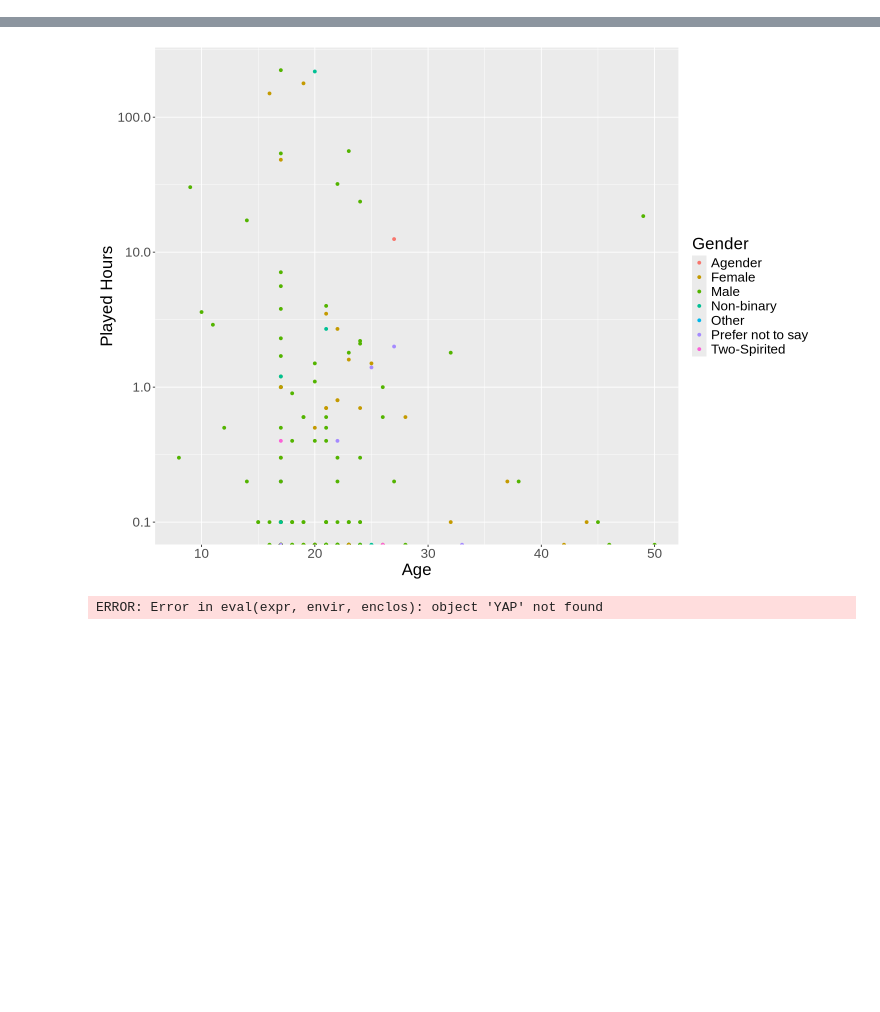
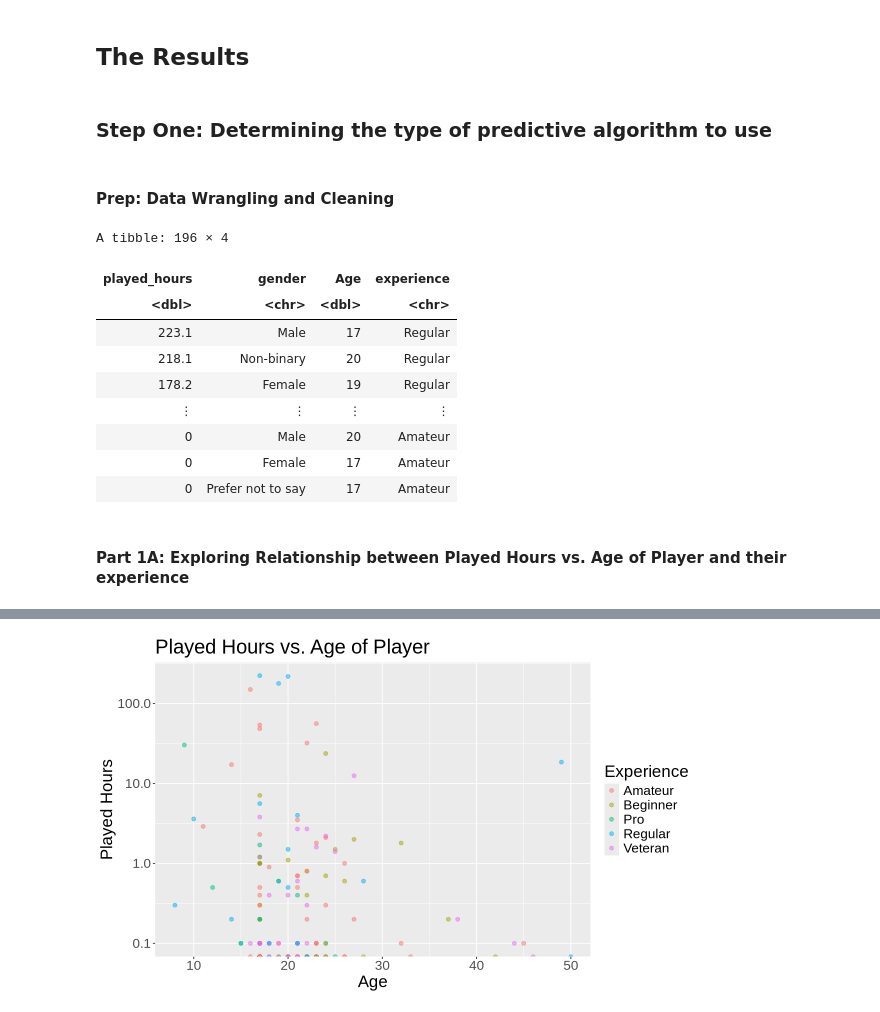
Before and after one commit to aesmccn/dsci100_project2, a Jupyter notebook: project_main.ipynb, the cells around one changed output, grey strips where cells are left out. Saved outputs shown, nothing was run; the diff lists cells and outputs as text; code cells hidden in the pictures; blank space fills up the shorter version.

Commit message:
Added Familiarization, Introduction
missing data analysis, discussion and conclusion, references

```diff
--- a/project_main.ipynb
+++ b/project_main.ipynb
@@ -39,10 +98,36 @@ A spec_tbl_df: 196 × 7
+# %% [markdown]
+## The Results
+# %% [markdown]
+### Step One: Determining the type of predictive algorithm to use
+# %% [markdown]
+#### Prep: Data Wrangling and Cleaning
+# %%
+players_wrangled <- players |>
+    select(played_hours, gender, Age, experience)|>
+    arrange(desc(played_hours))
+players_wrangled
+
+players_wrangled <- players_wrangled |>
+        mutate(experience = as_factor(experience))
+# %% [output]
+A tibble: 196 × 4
+| played_hours | gender | Age | experience |
+| <dbl> | <chr> | <dbl> | <chr> |
+| 223.1 | Male | 17 | Regular |
+| 218.1 | Non-binary | 20 | Regular |
+| 178.2 | Female | 19 | Regular |
+| ⋮ | ⋮ | ⋮ | ⋮ |
+| 0 | Male | 20 | Amateur |
+| 0 | Female | 17 | Amateur |
+| 0 | Prefer not to say | 17 | Amateur |
+# %% [markdown]
+#### Part 1A: Exploring Relationship between Played Hours vs. Age of Player and their experience
 # %%
-age_plot <- players|>
-    ggplot(aes(x = Age, y = played_hours, color= gender)) +
-        geom_point() +
-        scale_y_log10()+
-      labs(x = "Age", y= "Played Hours", color = "Gender") +
+age_plot <- players_wrangled|>
+    ggplot(aes(x = Age, y = played_hours, color = experience)) +
+        geom_point(alpha = 0.5, size = 2) + scale_y_log10(labels=comma)+
+      labs(x = "Age", y= "Played Hours", color = "Experience", title = "Played Hours vs. Age of Player") +
         theme(text = element_text(size=20))
-            options(repr.plot.width = 12, repr.plot.height = 9)
+            options(repr.plot.width = 10, repr.plot.height = 6)
 age_plot
 # %% [output]
@@ -50,9 +135,5 @@ Warning message in scale_y_log10():
 “log-10 transformation introduced infinite values.”
 Warning message:
 “Removed 2 rows containing missing values or values outside the scale range
 (`geom_point()`).”
-[figure, old version]
+[figure, new version]
-# %%
-YAP
-# %% [output]
-ERROR: Error in eval(expr, envir, enclos): object 'YAP' not found
```
Also changed, not shown: parts of 12 cells of this notebook.
